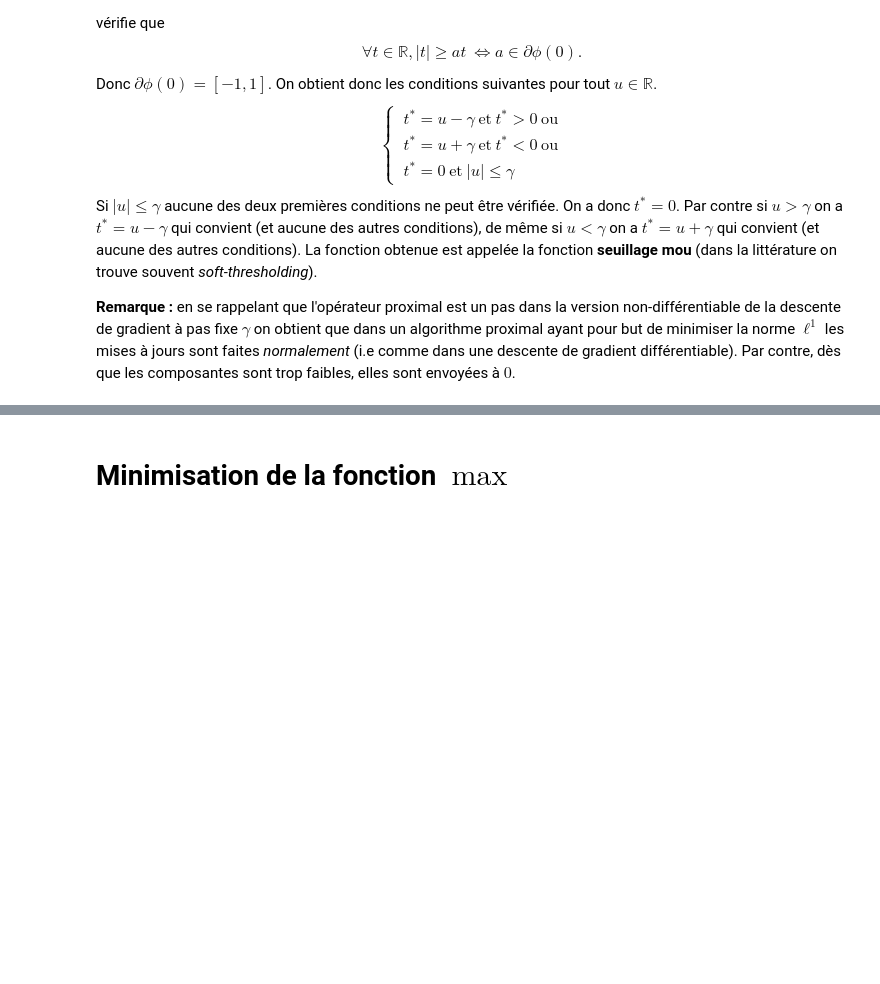
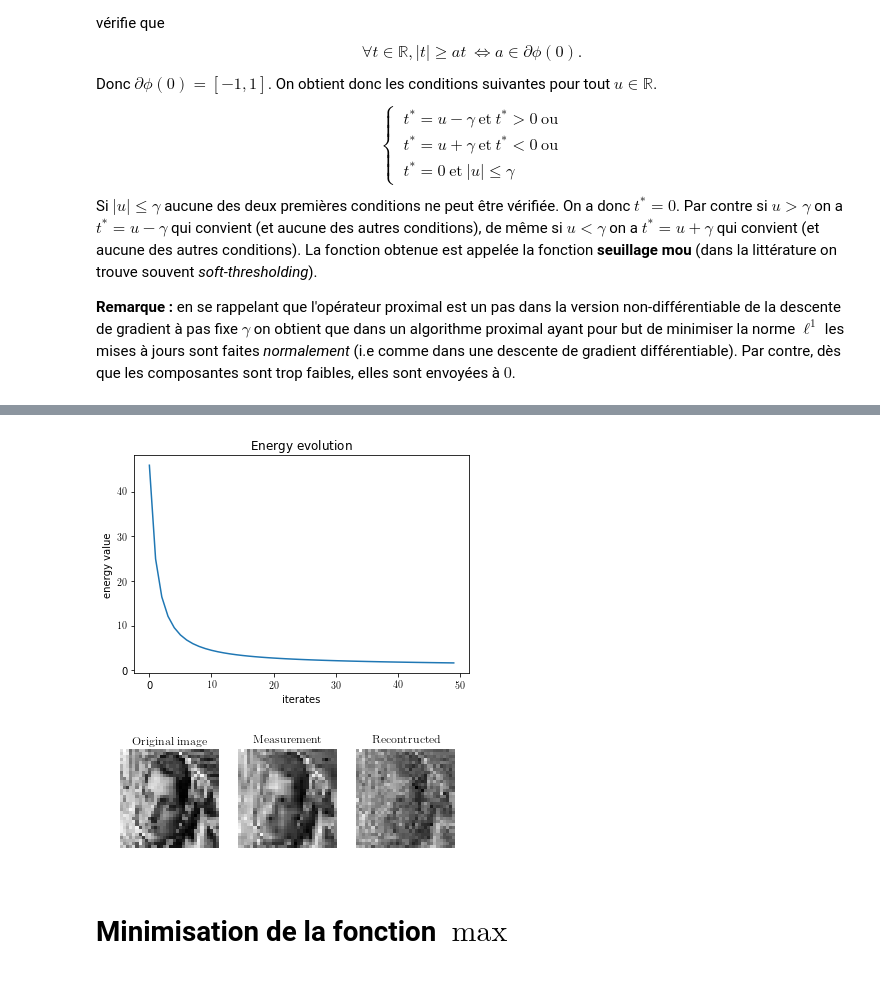
Before and after one commit to vdeborto/vdeborto.github.io, a Jupyter notebook: teaching/optimization/cours_optim/TP/tp2_17-18/Code/TP2.ipynb, the cells around one changed output, grey strips where cells are left out. Saved outputs shown, nothing was run; the diff lists cells and outputs as text; code cells hidden in the pictures; blank space fills up the shorter version.

```diff
--- a/teaching/optimization/cours_optim/TP/tp2_17-18/Code/TP2.ipynb
+++ b/teaching/optimization/cours_optim/TP/tp2_17-18/Code/TP2.ipynb
@@ -192,7 +192,7 @@ import time
 #from ista import ista
 
 lambda_l1 = 10 ** -2
-n_it = 500
+n_it = 50
 n = 32
 r_sparse = 0.2
 r_info = 1
@@ -261,3 +261,5 @@ print("Elapsed time=", elapsed_time, 's')
+[figure, added]
+[figure, added]
 # %% [markdown]
 # Minimisation de la fonction $\max$
 <a id="max"></a>
```
Also changed, not shown: parts of 1 cell of this notebook, 3 other files.
